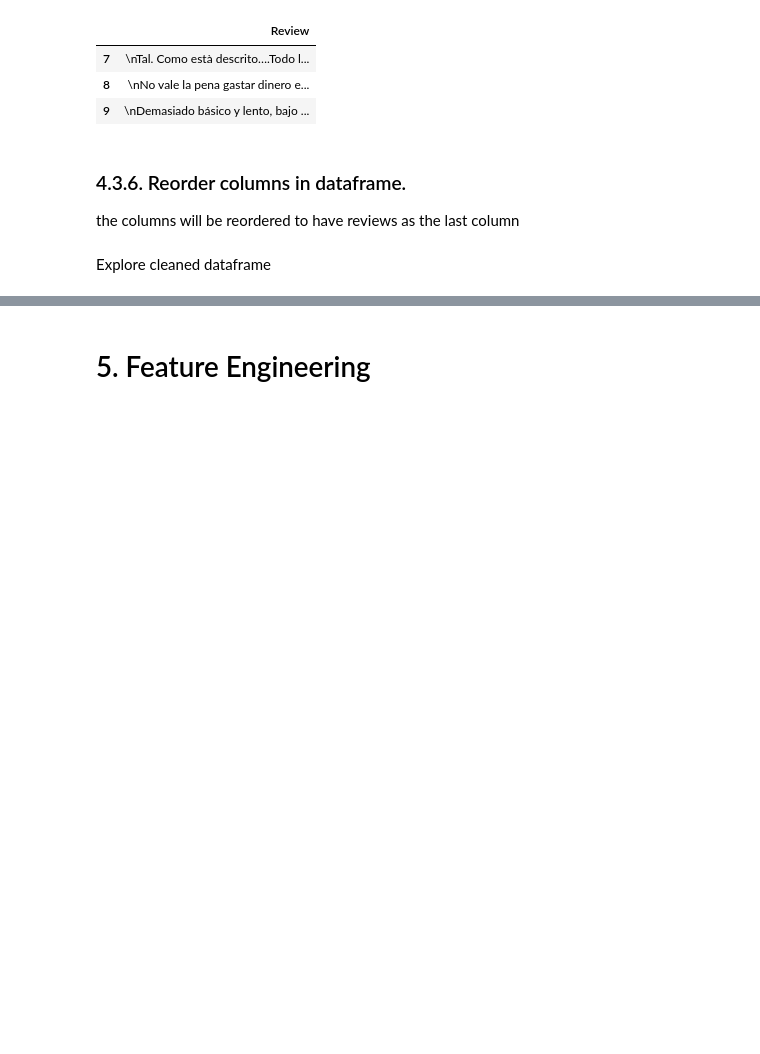
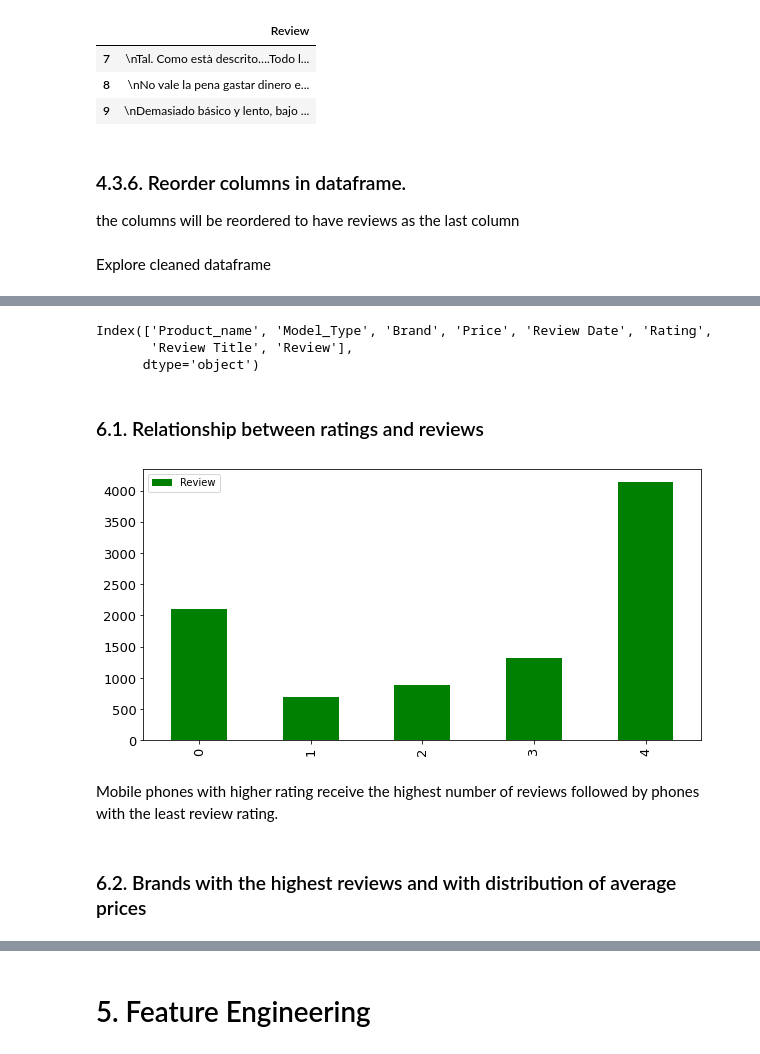
Before and after one commit to Mercy-Njambi/Mobile-Phone-Sentiment-Analysis, a Jupyter notebook: Mobile_Phone_Sentiment_Analysis.ipynb, the cells around one changed output, grey strips where cells are left out. Saved outputs shown, nothing was run; the diff lists cells and outputs as text; code cells hidden in the pictures; blank space fills up the shorter version.

```diff
--- a/Mobile_Phone_Sentiment_Analysis.ipynb
+++ b/Mobile_Phone_Sentiment_Analysis.ipynb
@@ -339,0 +373,29 @@ df.shape
+# %%
+df.columns
+# %% [output]
+Index(['Product_name', 'Model_Type', 'Brand', 'Price', 'Review Date', 'Rating',
+       'Review Title', 'Review'],
+      dtype='object')
+# %%
+# Define a plot function
+
+def plot_bargraph(data):
+  ax1 = data.plot(kind='bar', figsize=(10,5), color="green", fontsize = 13);
+  ax1.set_alpha(0.8)
+  #ax1.set_title('{} is {} years old'.format(data), fontsize = 20)
+  #ax1.set_ylabel("Number of Reviews", fontsize = 15);
+ # ax1.set_xlabel("Ratings", fontsize = 15 )
+  plt.show()
+# %% [markdown]
+### 6.1. Relationship between ratings and reviews
+# %%
+ratings_review = df.groupby('Rating')['Review'].count()
+ratings_review = pd.DataFrame(ratings_review).reset_index()
+# %%
+plot_bargraph(ratings_review)
+# %% [output]
+[figure, added]
+# %% [markdown]
+Mobile phones with higher rating receive the highest number of reviews followed by phones with the least review rating.
+# %% [markdown]
+### 6.2. Brands with the highest reviews and with distribution of average prices
```
Also changed, not shown: parts of 16 cells of this notebook.
